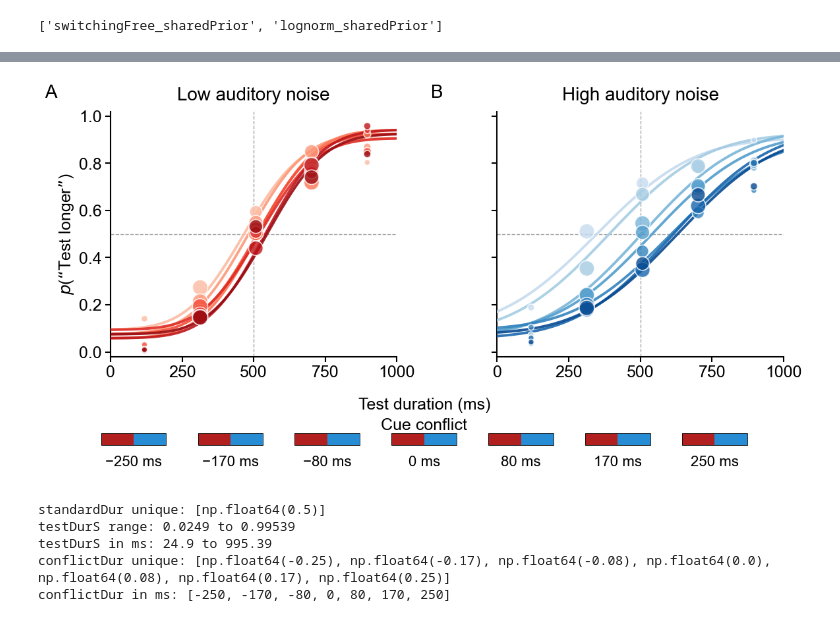
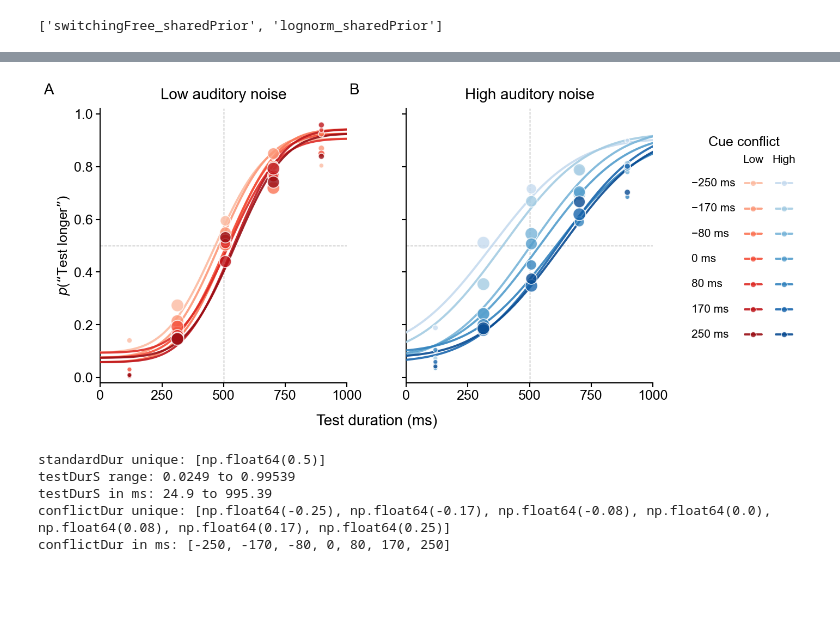
Before and after one commit to omeryildiran/av-dur-estimation, a Jupyter notebook: plotConflictvsPSE.ipynb, the cells around one changed output, grey strips where cells are left out. Drawn from its saved outputs; the diff is of its cells as text; code cells hidden in the pictures; blank space fills up the shorter version.

```diff
--- a/plotConflictvsPSE.ipynb
+++ b/plotConflictvsPSE.ipynb
@@ -1643,7 +1643,7 @@ panel_labels = ["Low auditory noise", "High auditory noise"]
 panel_tags = ["A", "B"]
 
 # ── Figure ────────────────────────────────────────────────────────
-fig, axes = plt.subplots(1, 2, figsize=(12, 7), sharey=True)
+fig, axes = plt.subplots(1, 2, figsize=(14.5, 7), sharey=True)
 
 for j, audioNoise in enumerate(sensory_levels):
     ax = axes[j]
@@ -1700,78 +1700,61 @@ for j, audioNoise in enumerate(sensory_levels):
 
     # ── Axis formatting (linear scale) ──
     ax.set_xlim(0, 1000)
     ax.set_xticks([0, 250, 500, 750, 1000])
     ax.set_ylim(-0.02, 1.02)
     ax.set_title(panel_labels[j], fontsize=FONT_SIZE_TITLE, loc='center', pad=12)
     ax.text(-0.23, 1.04, panel_tags[j], transform=ax.transAxes,
             ha='left', va='bottom', fontsize=FONT_SIZE_TITLE)
     ax.spines['top'].set_visible(False)
     ax.spines['right'].set_visible(False)
     ax.tick_params(labelsize=FONT_SIZE_LABEL)
 
 axes[0].set_ylabel('$p$(\u201cTest longer\u201d)', fontsize=FONT_SIZE_LABEL)
 
-# ── Custom legend: bottom horizontal split red/blue bars per conflict ─────
-from matplotlib.patches import Rectangle
+# ── Custom legend: right vertical key with the actual plotted colors ───────
 
 def _fmt_ms(ms_int: int) -> str:
     return f"\u2212{abs(ms_int)} ms" if ms_int < 0 else f"{ms_int} ms"
 
-color_vis = "#b21f1f"  # red (visual cue)
-color_aud = "#268cd4"  # blue (auditory cue)
-
-# Dedicated axes at the BOTTOM for legend title/bars/labels
-legend_ax = fig.add_axes([0.08, 0.10, 0.84, 0.12])
+# Dedicated axes on the RIGHT, outside the plotting panels.
+legend_ax = fig.add_axes([0.82, 0.20, 0.15, 0.62])
 legend_ax.set_xlim(0, 1)
 legend_ax.set_ylim(0, 1)
 legend_ax.set_xticks([])
 legend_ax.set_yticks([])
 for spine in legend_ax.spines.values():
     spine.set_visible(False)
 
-n_items = len(conflict_levels)
-if n_items > 0:
-    spacing = 0.02
-    total_width = 1.0 - spacing * (n_items - 1)
-    slot_width = total_width / n_items
-    bar_width = slot_width * 0.78  # narrower bars with margin inside each slot
-    bar_height = 0.22
-    y_pos = 0.58
-    start_x = 0.5 - (n_items * slot_width + (n_items - 1) * spacing) / 2
+legend_ax.text(0.50, 0.98, "Cue conflict", ha='center', va='top',
+               fontsize=FONT_SIZE_LEGEND - 2)
+legend_ax.text(0.58, 0.88, "Low", ha='center', va='center',
+               fontsize=FONT_SIZE_LEGEND - 5)
+legend_ax.text(0.84, 0.88, "High", ha='center', va='center',
+               fontsize=FONT_SIZE_LEGEND - 5)
 
-    # Centered legend title
-    legend_ax.text(0.5, 1.08, "Cue conflict", ha='center', va='top', fontsize=FONT_SIZE_LEGEND - 2)
+y_positions = np.linspace(0.78, 0.14, len(conflict_levels))
+for y_pos, conflict in zip(y_positions, conflict_levels):
+    k = conflict_levels.index(conflict)
+    ms = int(round(conflict * 1000))
+    legend_ax.text(0.06, y_pos, _fmt_ms(ms), ha='left', va='center',
+                   fontsize=FONT_SIZE_LEGEND - 5)
 
-    for i, conflict in enumerate(conflict_levels):
-        slot_x = start_x + i * (slot_width + spacing)
-        x_pos = slot_x + 0.5 * (slot_width - bar_width)
+    for x_pos, audioNoise in zip([0.58, 0.84], sensory_levels):
+        color = conflict_color(audioNoise, k)
+        legend_ax.plot([x_pos - 0.07, x_pos + 0.07], [y_pos, y_pos],
+                       color=color, linewidth=2.8, alpha=0.9,
+                       solid_capstyle='round')
+        legend_ax.scatter([x_pos], [y_pos], s=58, color=color, alpha=0.80,
+                          edgecolors='white', linewidths=1.0, zorder=3)
 
-        # Fixed 50/50 split for each conflict bar
-        prop_red = 0.5
-        prop_blue = 0.5
-
-        # Draw split bar: left red, right blue
-        legend_ax.add_patch(Rectangle((x_pos, y_pos), bar_width * prop_red, bar_height,
-                                      facecolor=color_vis, edgecolor='none'))
-        legend_ax.add_patch(Rectangle((x_pos + bar_width * prop_red, y_pos), bar_width * prop_blue, bar_height,
-                                      facecolor=color_aud, edgecolor='none'))
-        # Outline
-        legend_ax.add_patch(Rectangle((x_pos, y_pos), bar_width, bar_height,
-                                      facecolor='none', edgecolor='black', linewidth=0.6))
-
-        # Label below bar
-        ms = int(round(conflict * 1000))
-        legend_ax.text(slot_x + slot_width / 2, y_pos - 0.18, _fmt_ms(ms),
-                       ha='center', va='top', fontsize=FONT_SIZE_LEGEND - 4)
-
-# Place shared x-label above the bottom legend
-fig.supxlabel("Test duration (ms)", fontsize=FONT_SIZE_LABEL, x=0.5, y=0.24)
-
-# Leave room at bottom for x-label + legend
-plt.tight_layout(rect=(0, 0.20, 1.0, 1.0))
+# Keep the plot panels at their original scale and use the extra width for the legend.
+fig.supxlabel("Test duration (ms)", fontsize=FONT_SIZE_LABEL+2, x=0.43, y=0.04)
+fig.subplots_adjust(left=0.08, right=0.78, bottom=0.16, top=0.88, wspace=0.24)
 plt.savefig("pooled_psychometric_functions.pdf", dpi=900, bbox_inches='tight')
+#svg
+plt.savefig("pooled_psychometric_functions.svg", dpi=900, bbox_inches='tight')
 # %% [output]
-[figure, old version]
+[figure, new version]
 # %%
 
 # Debug: check actual data ranges
```
Also changed, not shown: 39 other files.
